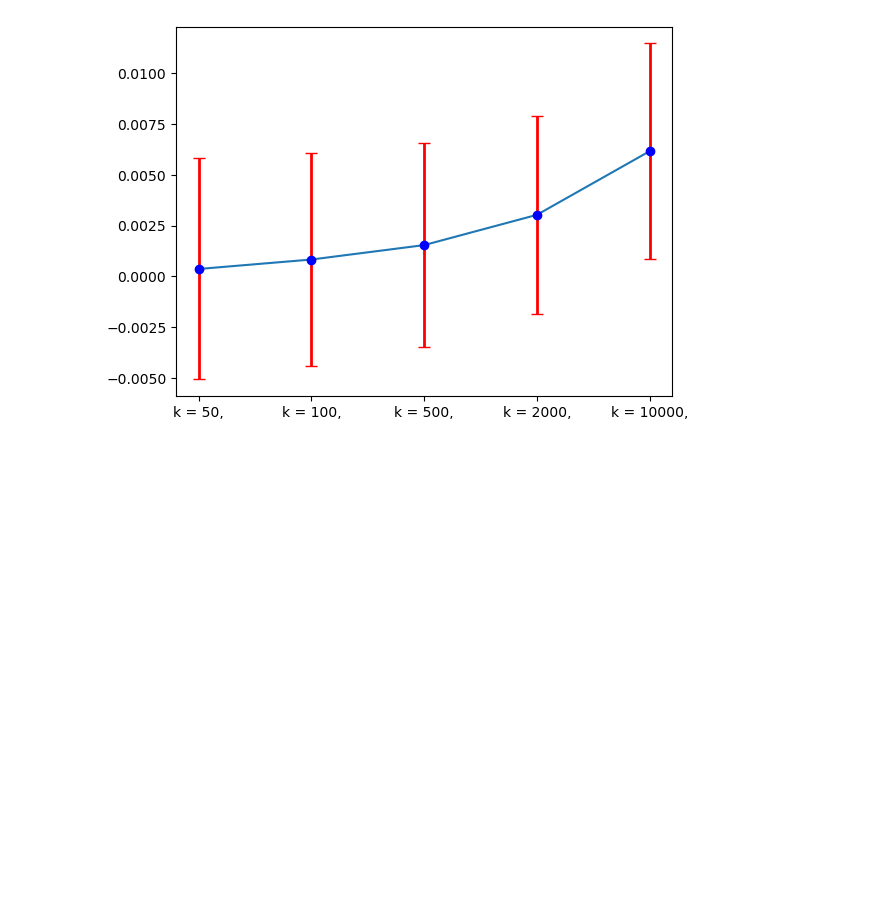
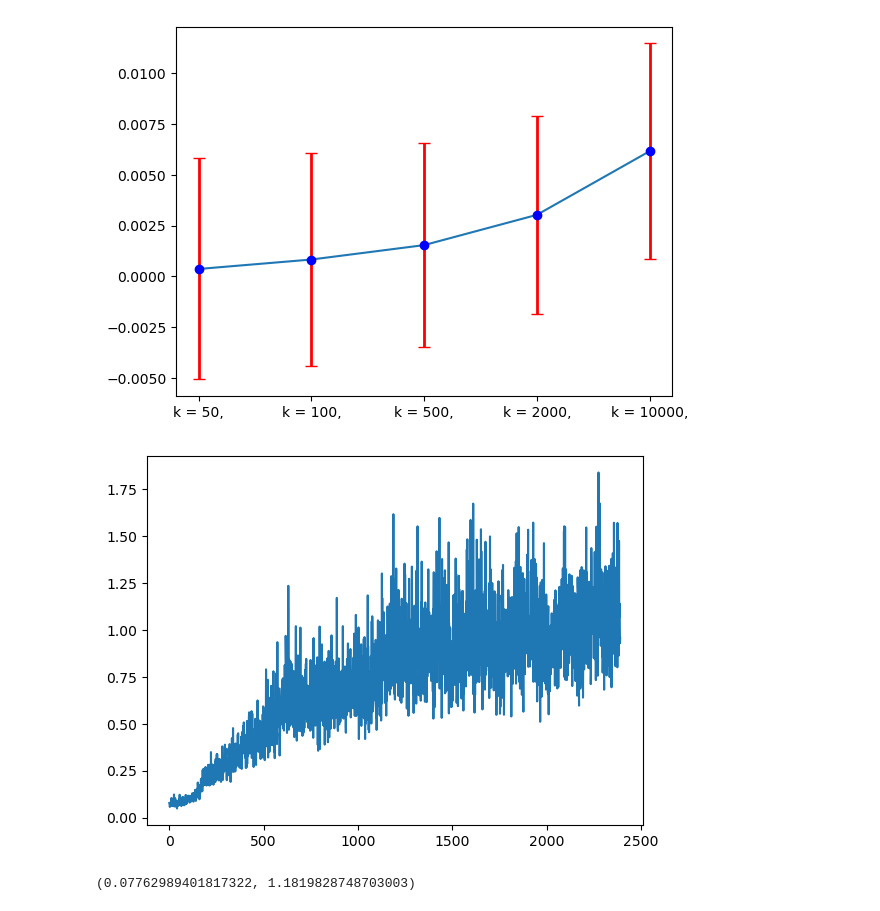
Before and after one commit to UbiquitousLearning/FwdLLM, a Jupyter notebook: experiments/distributed/transformer_exps/run_tc_exps/log/end2end/distilbert_agnews/figure.ipynb, the cells around one changed output. Drawn from its saved outputs; the diff is of its cells as text; code cells hidden in the pictures; blank space fills up the shorter version.

```diff
--- a/experiments/distributed/transformer_exps/run_tc_exps/log/end2end/distilbert_agnews/figure.ipynb
+++ b/experiments/distributed/transformer_exps/run_tc_exps/log/end2end/distilbert_agnews/figure.ipynb
@@ -95,3 +95,24 @@ plt.xticks(range(len(y)),k_list)
 plt.show()
 # %% [output]
 [figure]
+# %%
+import numpy as np
+import matplotlib.pyplot as plt
+from collections import defaultdict
+
+with open("/data/wyz/FedNLP/experiments/distributed/transformer_exps/run_tc_exps/log/end2end/sampling/distilbert_agnews/fedFwd_distilbert_agnews_lr0.01_client_num_100_numerical_var_threthod_0.1.log","r") as f:
+    lines = f.readlines()
+    y = []
+    for line in lines:
+        if "num of fwdgrad: 100," in line:
+            # print(float(line[line.rfind("var =")+5:]))
+            y.append(float(line[line.rfind(":")+1:]))
+    # x = list(range(len(y)))[::10]
+    # y = y[::10]
+    plt.plot(range(len(y)),y)
+# %% [output]
+[figure, added]
+# %%
+y[0],max(y[1490:1510])
+# %% [output]
+(0.07762989401817322, 1.1819828748703003)
```
Also changed, not shown: 4 other files.
